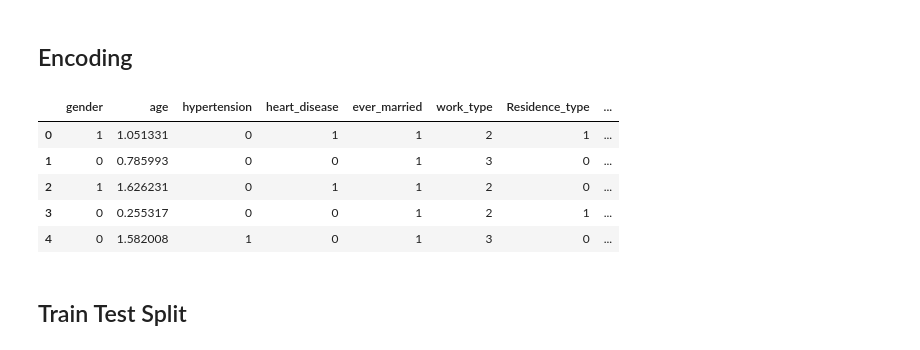
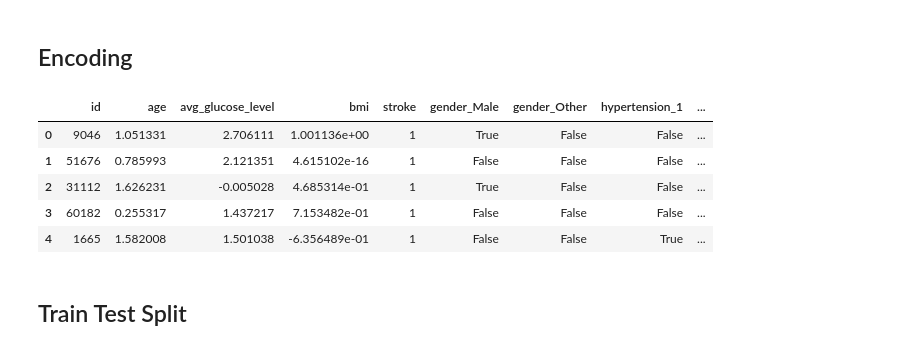
Before and after one commit to Piter9/EKSPERIMEN_SML_FATHIR-MAULA.-S, a Jupyter notebook: preprocessing/Eksperimen_Fathir Maula. S.ipynb, the cells around one changed output. Saved outputs shown, nothing was run; the diff lists cells and outputs as text; code cells hidden in the pictures.

```diff
--- a/preprocessing/Eksperimen_Fathir Maula. S.ipynb
+++ b/preprocessing/Eksperimen_Fathir Maula. S.ipynb
@@ -350,24 +352,25 @@ df
 # %% [markdown]
 ## Encoding
-# %%
-from sklearn.preprocessing import LabelEncoder
-
-le = LabelEncoder()
-
-def encode_categorical_features(df, categorical_features):
-    for feature in categorical_features:
-        df[feature] = le.fit_transform(df[feature])
-    return df
-
-df = encode_categorical_features(df, categorical)
-df.head()
-# %% [output]
-|  | gender | age | hypertension | heart_disease | ever_married | work_type | Residence_type | ... |
-| 0 | 1 | 1.051331 | 0 | 1 | 1 | 2 | 1 | ... |
-| 1 | 0 | 0.785993 | 0 | 0 | 1 | 3 | 0 | ... |
-| 2 | 1 | 1.626231 | 0 | 1 | 1 | 2 | 0 | ... |
-| 3 | 0 | 0.255317 | 0 | 0 | 1 | 2 | 1 | ... |
-| 4 | 0 | 1.582008 | 1 | 0 | 1 | 3 | 0 | ... |
+# %%
+from sklearn.preprocessing import OneHotEncoder
+
+le = OneHotEncoder()
+
+categorical_without_target = [col for col in categorical if col != 'stroke']
+
+def encode_categorical_features(df, categorical_features):
+    return pd.get_dummies(df, columns=categorical_features, drop_first=True)
+
+
+df_input = encode_categorical_features(df, categorical_without_target)
+df_input.head()
+# %% [output]
+|  | id | age | avg_glucose_level | bmi | stroke | gender_Male | gender_Other | hypertension_1 | ... |
+| 0 | 9046 | 1.051331 | 2.706111 | 1.001136e+00 | 1 | True | False | False | ... |
+| 1 | 51676 | 0.785993 | 2.121351 | 4.615102e-16 | 1 | False | False | False | ... |
+| 2 | 31112 | 1.626231 | -0.005028 | 4.685314e-01 | 1 | True | False | False | ... |
+| 3 | 60182 | 0.255317 | 1.437217 | 7.153482e-01 | 1 | False | False | False | ... |
+| 4 | 1665 | 1.582008 | 1.501038 | -6.356489e-01 | 1 | False | False | True | ... |
 # %% [markdown]
 ## Train Test Split
 # %%
```
Also changed, not shown: parts of 7 cells of this notebook, 39 other files.
